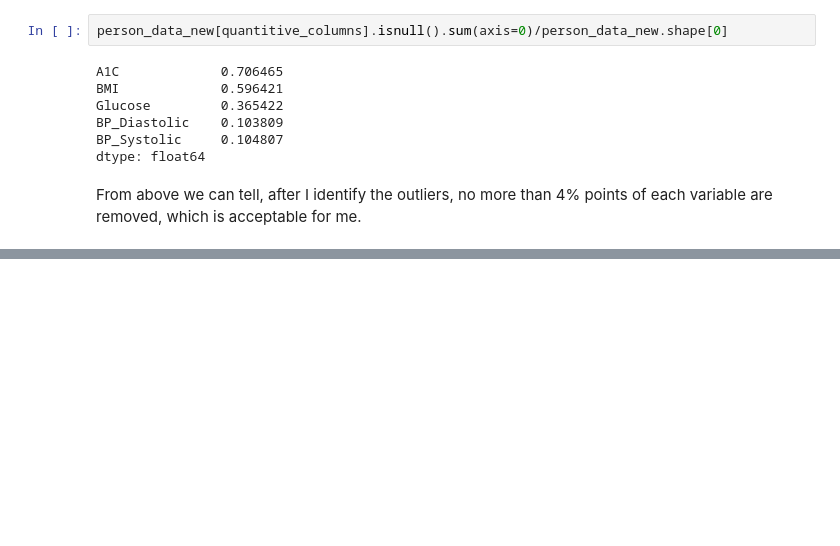
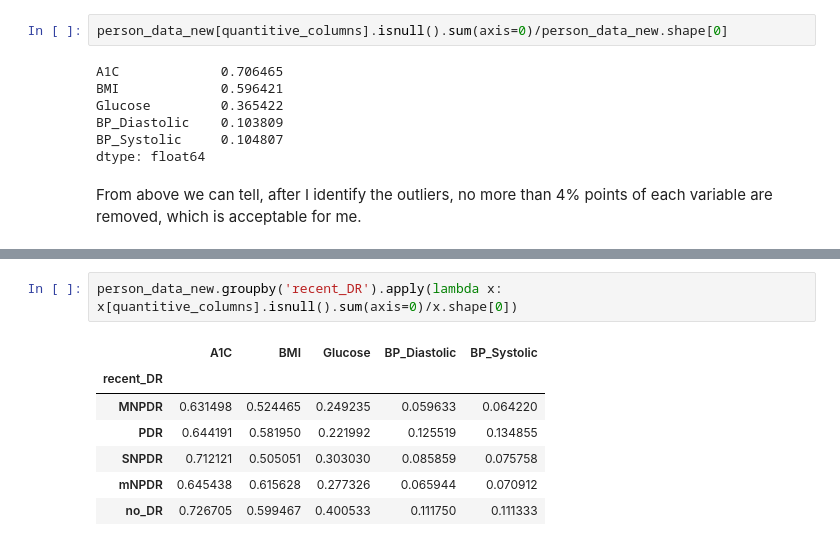
Before and after one commit to MATH497project/MATH497-DiabeticRetinopathy, a Jupyter notebook: MissingValue_Outlier_exploratory.ipynb, the cells around one changed output, grey strips where cells are left out. Drawn from its saved outputs; the diff is of its cells as text; blank space fills up the shorter version.

```diff
--- a/MissingValue_Outlier_exploratory.ipynb
+++ b/MissingValue_Outlier_exploratory.ipynb
@@ -148,0 +306,10 @@ plt.show()
+# %%
+person_data_new.groupby('recent_DR').apply(lambda x: x[quantitive_columns].isnull().sum(axis=0)/x.shape[0])
+# %% [output]
+|  | A1C | BMI | Glucose | BP_Diastolic | BP_Systolic |
+| recent_DR |  |  |  |  |  |
+| MNPDR | 0.631498 | 0.524465 | 0.249235 | 0.059633 | 0.064220 |
+| PDR | 0.644191 | 0.581950 | 0.221992 | 0.125519 | 0.134855 |
+| SNPDR | 0.712121 | 0.505051 | 0.303030 | 0.085859 | 0.075758 |
+| mNPDR | 0.645438 | 0.615628 | 0.277326 | 0.065944 | 0.070912 |
+| no_DR | 0.726705 | 0.599467 | 0.400533 | 0.111750 | 0.111333 |
```
Also changed, not shown: parts of 62 cells of this notebook.
